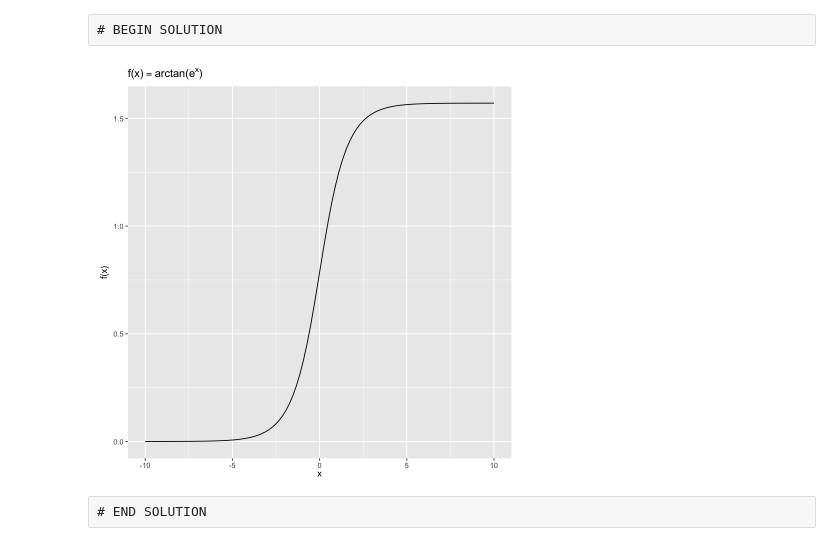
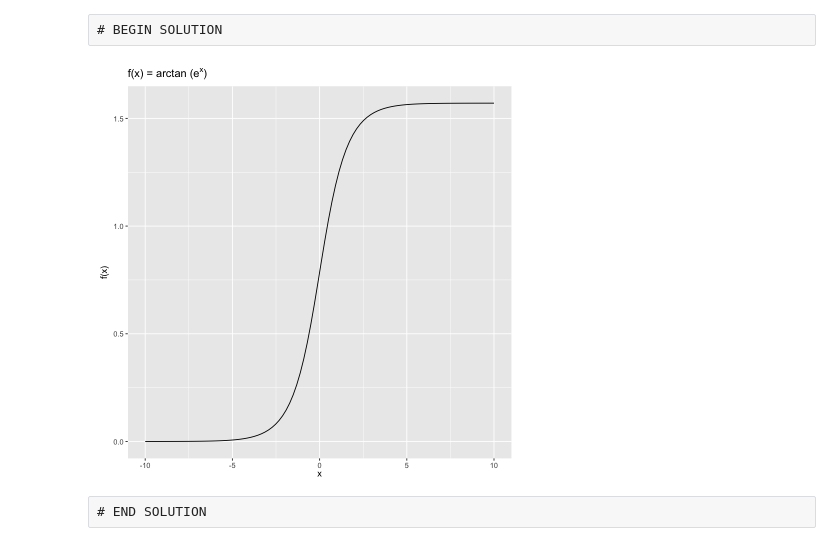
Before and after one commit to ucbds-infra/ottr-sample, a Jupyter notebook: hw01.ipynb, the cells around one changed output. Drawn from its saved outputs; the diff is of its cells as text; code cells hidden in the pictures.

```diff
--- a/hw01.ipynb
+++ b/hw01.ipynb
@@ -107,17 +107,17 @@ manual: true
 # %%
 # BEGIN SOLUTION
 xs = seq(-10, 10, length.out=100)
 ys = atan(exp(xs))
 
 ggplot(data.frame(xs, ys), aes(x=xs, y=ys)) +
     geom_line() +
     xlab(TeX("$x$")) +
     ylab(TeX("$f(x)$")) +
-    labs(title=TeX(r"($f(x) = \arctan ( e^x )$)")) +
+    labs(title=TeX("f(x) = arctan (e^x)")) +
     theme(legend.position = "none")
 # END SOLUTION
 # %% [output]
-[figure, old version]
+[figure, new version]
 # %% [raw]
 # END SOLUTION
 # %% [raw]
```
Also changed, not shown: 1 other file.
